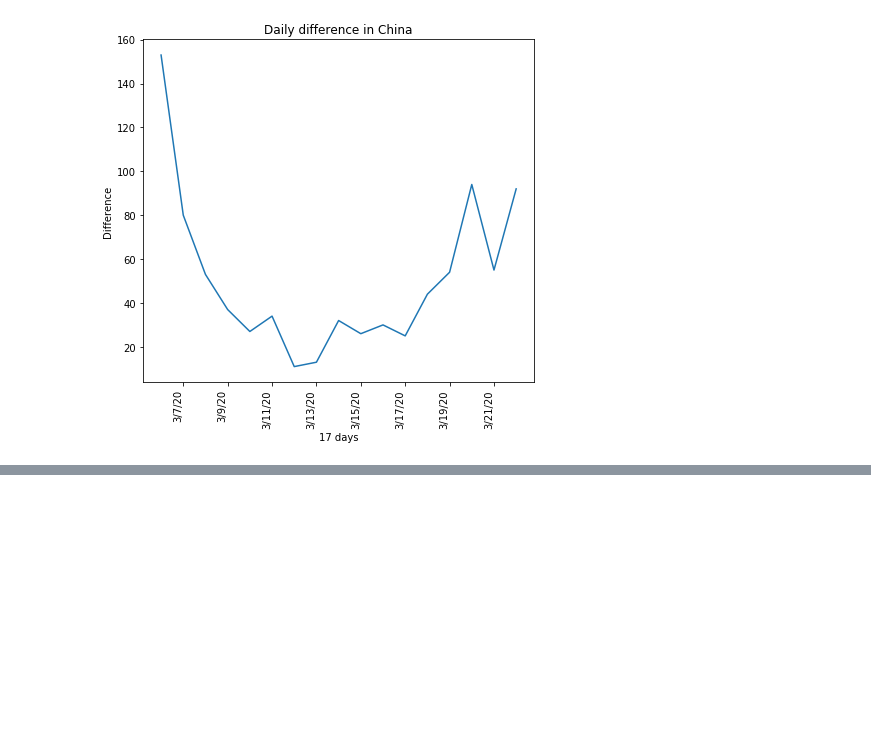
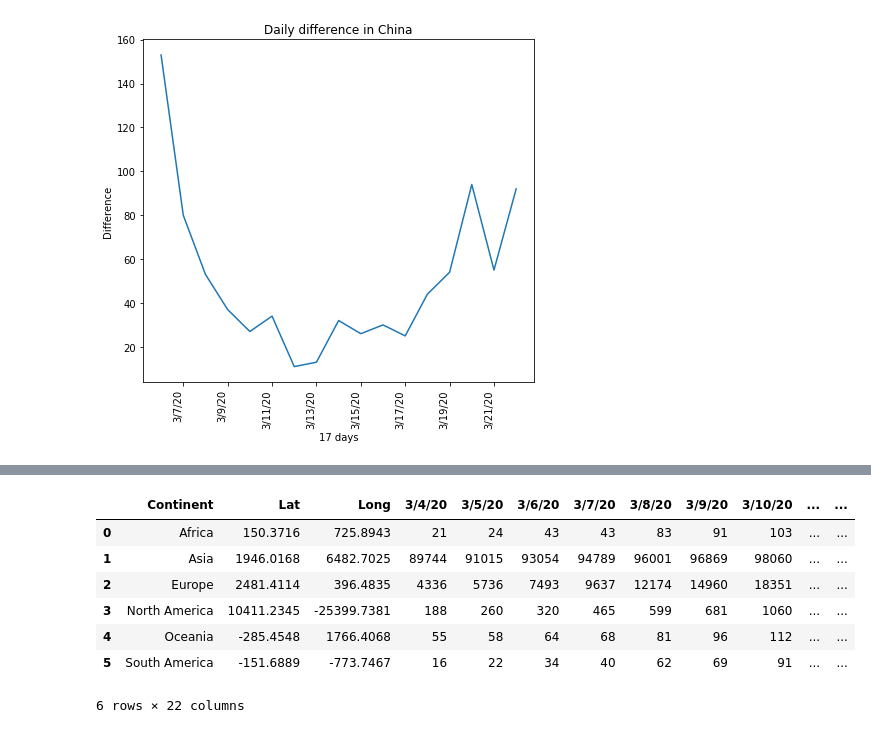
Before and after one commit to parmarsuraj99/10DaysofMLChallenge, a Jupyter notebook: day1/EDA_D1.ipynb, the cells around one changed output, grey strips where cells are left out. Saved outputs shown, nothing was run; the diff lists cells and outputs as text; code cells hidden in the pictures; blank space fills up the shorter version.

```diff
--- a/day1/EDA_D1.ipynb
+++ b/day1/EDA_D1.ipynb
@@ -298,0 +302,2 @@ plot_difference(daily_difference, "China", 60)
+# %%
+c2c = pd.read_csv('c2c.csv')
@@ -298,0 +328,11 @@ plot_difference(daily_difference, "China", 60)
+# %%
+grouped_cnt
+# %% [output]
+|  | Continent | Lat | Long | 3/4/20 | 3/5/20 | 3/6/20 | 3/7/20 | 3/8/20 | 3/9/20 | 3/10/20 | ... | ... |
+| 0 | Africa | 150.3716 | 725.8943 | 21 | 24 | 43 | 43 | 83 | 91 | 103 | ... | ... |
+| 1 | Asia | 1946.0168 | 6482.7025 | 89744 | 91015 | 93054 | 94789 | 96001 | 96869 | 98060 | ... | ... |
+| 2 | Europe | 2481.4114 | 396.4835 | 4336 | 5736 | 7493 | 9637 | 12174 | 14960 | 18351 | ... | ... |
+| 3 | North America | 10411.2345 | -25399.7381 | 188 | 260 | 320 | 465 | 599 | 681 | 1060 | ... | ... |
+| 4 | Oceania | -285.4548 | 1766.4068 | 55 | 58 | 64 | 68 | 81 | 96 | 112 | ... | ... |
+| 5 | South America | -151.6889 | -773.7467 | 16 | 22 | 34 | 40 | 62 | 69 | 91 | ... | ... |
+6 rows × 22 columns
```
Also changed, not shown: parts of 9 cells of this notebook, 1 other file.
